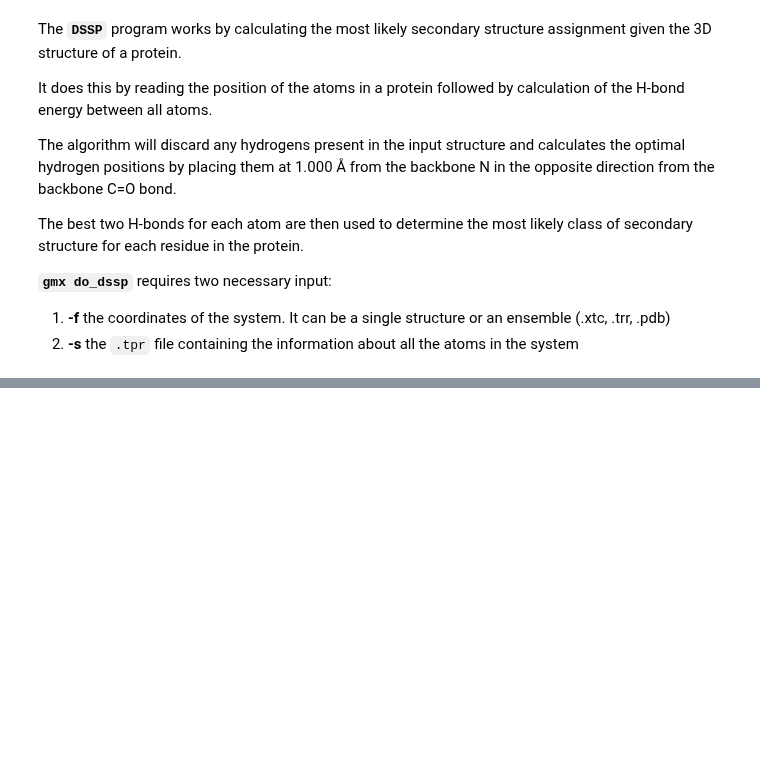
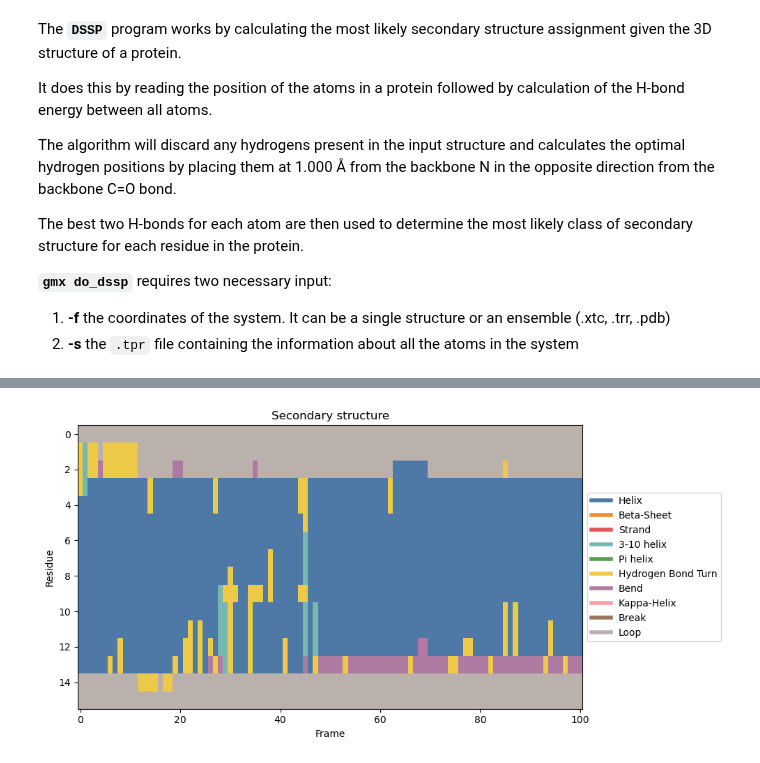
Before and after one commit to lorenzopallante/BiomeccanicaMultiscala, a Jupyter notebook: LAB/06-Gromacs/06-Gromacs.ipynb, the cells around one changed output, grey strips where cells are left out. Cells and saved outputs as stored; diff of their text form; code cells hidden in the pictures; blank space fills up the shorter version.

```diff
--- a/LAB/06-Gromacs/06-Gromacs.ipynb
+++ b/LAB/06-Gromacs/06-Gromacs.ipynb
@@ -1340,0 +1732,45 @@ convert_image(f="03-analysis/ss.eps",o="03-analysis/ss.png")
+# %%
+# now let's plot the secondary structure every frame using a different color for each secondary structure
+
+# Load the data
+data = np.loadtxt('03-analysis/dssp.dat',comments=['@','#'],dtype=str)
+
+# assign a number to each secondary structure
+ss = {'H':0,'B':1,'E':2,'G':3,'I':4,'T':5,'S':6,'P':7,'=':8,'~':9}
+ss_translation = {0:'Helix',1:'Beta-Sheet',2:'Strand',3:'3-10 helix',4:'Pi helix',5:'Hydrogen Bond Turn',6:'Bend',7:'Kappa-Helix',8:'Break',9:'Loop'}
+
+# i want to replace all the H letters with 0, all the B letters with 1, etc.
+data = [[ss[j] for j in i] for i in data]
+# %%
+# plot the data as a heatmap
+plt.figure(figsize=(10,5))
+
+# Define a set of discrete colors
+colors = [
+    "#4E79A7",  # Steel Blue
+    "#F28E2B",  # Mandarin Orange
+    "#E15759",  # Coral Red
+    "#76B7B2",  # Seafoam Green
+    "#59A14F",  # Fresh Green
+    "#EDC948",  # Golden Yellow
+    "#AF7AA1",  # Soft Lavender
+    "#FF9DA7",  # Pink Salmon
+    "#9C755F",  # Mocha Brown
+    "#BAB0AC"   # Warm Gray
+]
+
+# Create a colormap using the colors
+import matplotlib.colors as mcolors
+cmap = mcolors.ListedColormap(colors, name='discrete')
+
+plt.imshow(np.array(data).T, cmap=cmap, aspect='auto')
+plt.xlabel("Frame")
+plt.ylabel("Residue")
+plt.title("Secondary structure")
+# create a legend outside the plot using the ss keys as labels
+plt.legend(handles=[plt.Line2D([0], [0], color=c, lw=4) for c in colors], labels=ss_translation.values(), loc='center left', bbox_to_anchor=(1, 0.5))
+
+plt.savefig('03-analysis/secondary_structure.png',dpi=300,facecolor='white')
+plt.tight_layout()
+# %% [output]
+[figure, added]
```
Also changed, not shown: parts of 27 cells of this notebook.
